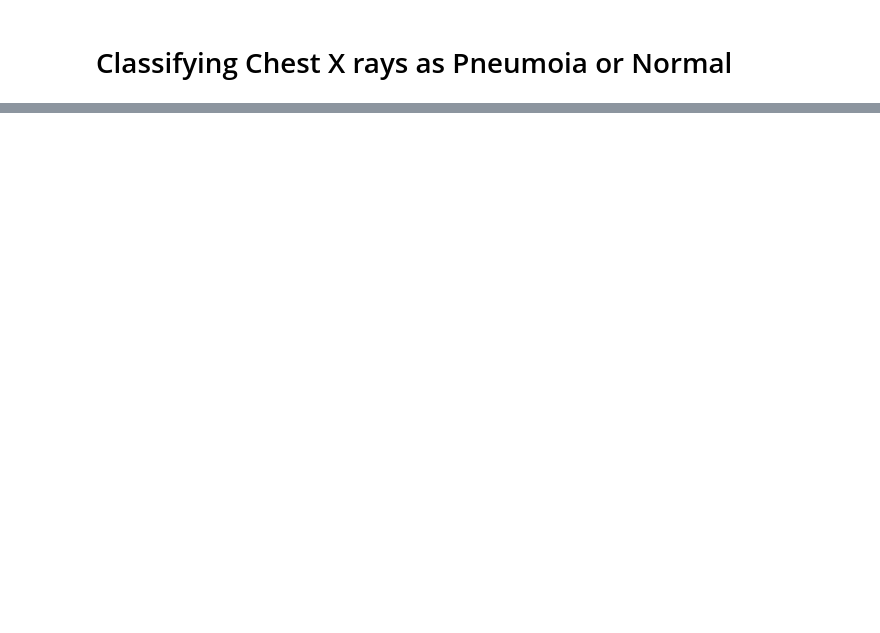
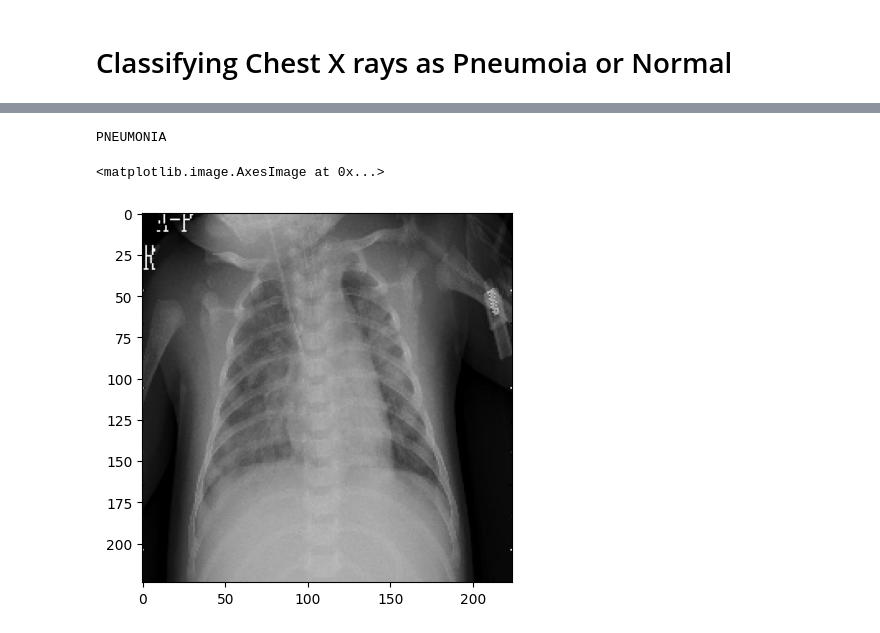
Before and after one commit to saimaharana4/ML_DL_Project, a Jupyter notebook: classifying-chest-x-rays-as-pneumoia-or-normal.ipynb, the cells around one changed output, grey strips where cells are left out. Drawn from its saved outputs; the diff is of its cells as text; code cells hidden in the pictures; blank space fills up the shorter version.

```diff
--- a/classifying-chest-x-rays-as-pneumoia-or-normal.ipynb
+++ b/classifying-chest-x-rays-as-pneumoia-or-normal.ipynb
@@ -29,0 +154,6 @@ What is Pneumonia?
+# %%
+%time val_dataset = get_dataset(val_image_paths , val_labels , train = False)
+
+image , label = next(iter(val_dataset))
+print(image.shape)
+print(label.shape)
@@ -29,0 +165,8 @@ What is Pneumonia?
+# %%
+# View a sample Validation Image
+print(INV_LABELS[label[0].numpy()])
+plt.imshow(image[0].numpy().reshape(224 , 224 , 3))
+# %% [output]
+PNEUMONIA
+<matplotlib.image.AxesImage at 0x...>
+[figure, added]
```
Also changed, not shown: parts of 24 cells of this notebook.
